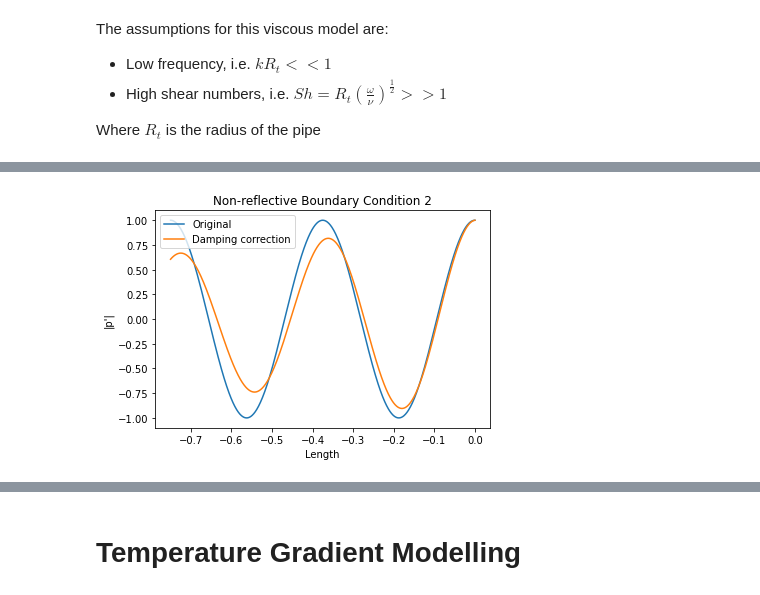
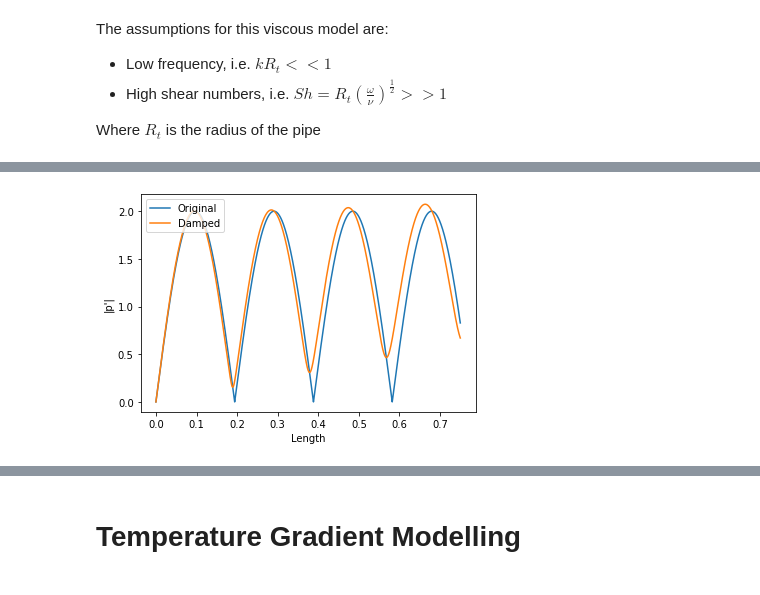
Before and after one commit to kyubin-l/fyp, a Jupyter notebook: acoustic-modes.ipynb, the cells around one changed output, grey strips where cells are left out. Drawn from its saved outputs; the diff is of its cells as text; code cells hidden in the pictures.

```diff
--- a/acoustic-modes.ipynb
+++ b/acoustic-modes.ipynb
@@ -195,9 +205,6 @@ p_data = np.concatenate([p_orig, p_damping], axis=1)
-# %%
-plt.plot(x, p_data, label = ['Original', 'Damping correction'])
-plt.ylabel('|p\'|')
-plt.xlabel('Length')
-plt.legend(loc='upper left')
-plt.title('Non-reflective Boundary Condition 2')
-plt.show()
-# %% [output]
-[figure, removed]
+# %%
+test2 = ViscousModel(0.75, 10000, -1, 0, 0.005, 950, 10000)
+# %%
+test2.plot_damped()
+# %% [output]
+[figure, added]
```
Also changed, not shown: parts of 17 cells of this notebook.
